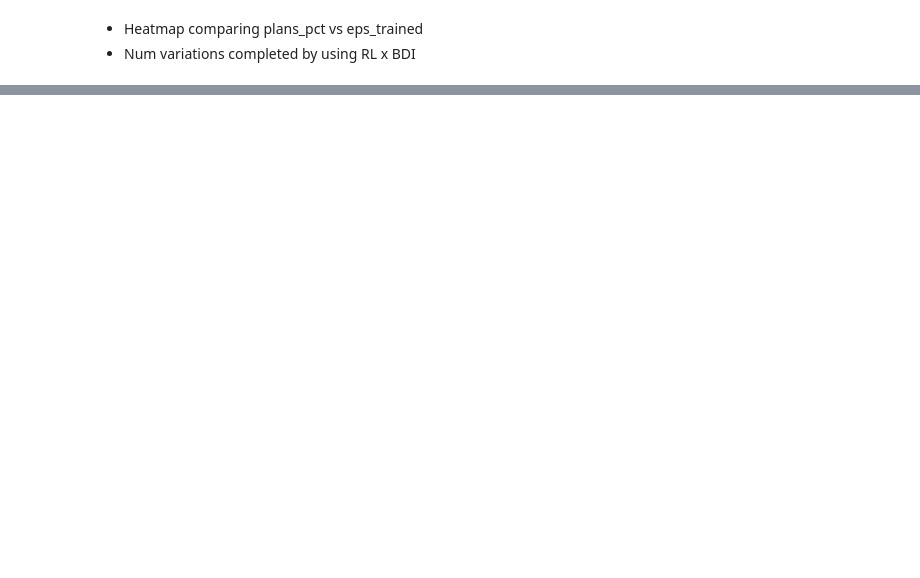
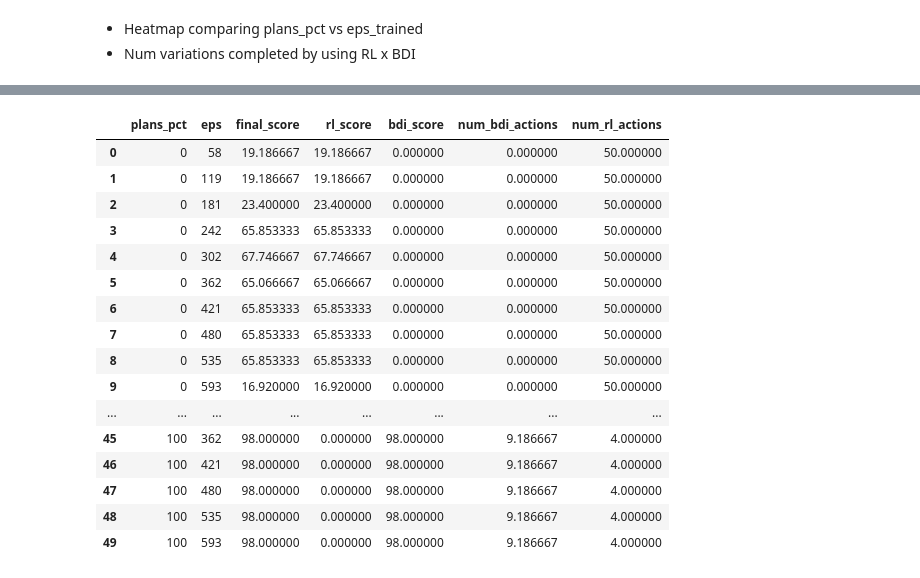
Before and after one commit to yukioichida/bdi-latent-space, a Jupyter notebook: notebooks/results_analysis.ipynb, the cells around one changed output, grey strips where cells are left out. Cells and saved outputs as stored; diff of their text form; code cells hidden in the pictures; blank space fills up the shorter version.

```diff
--- a/notebooks/results_analysis.ipynb
+++ b/notebooks/results_analysis.ipynb
@@ -32,2 +50,24 @@ results_df
+# %%
+projected_cols = ['plans_pct', 'eps']
+aggregations = {'final_score': 'mean', 'rl_score': 'mean', 'bdi_score': 'mean', 'num_bdi_actions': 'mean', 'num_rl_actions': 'mean'}
+results_df.groupby(projected_cols).agg(aggregations).reset_index()
+# %% [output]
+|  | plans_pct | eps | final_score | rl_score | bdi_score | num_bdi_actions | num_rl_actions |
+| 0 | 0 | 58 | 19.186667 | 19.186667 | 0.000000 | 0.000000 | 50.000000 |
+| 1 | 0 | 119 | 19.186667 | 19.186667 | 0.000000 | 0.000000 | 50.000000 |
+| 2 | 0 | 181 | 23.400000 | 23.400000 | 0.000000 | 0.000000 | 50.000000 |
+| 3 | 0 | 242 | 65.853333 | 65.853333 | 0.000000 | 0.000000 | 50.000000 |
+| 4 | 0 | 302 | 67.746667 | 67.746667 | 0.000000 | 0.000000 | 50.000000 |
+| 5 | 0 | 362 | 65.066667 | 65.066667 | 0.000000 | 0.000000 | 50.000000 |
+| 6 | 0 | 421 | 65.853333 | 65.853333 | 0.000000 | 0.000000 | 50.000000 |
+| 7 | 0 | 480 | 65.853333 | 65.853333 | 0.000000 | 0.000000 | 50.000000 |
+| 8 | 0 | 535 | 65.853333 | 65.853333 | 0.000000 | 0.000000 | 50.000000 |
+| 9 | 0 | 593 | 16.920000 | 16.920000 | 0.000000 | 0.000000 | 50.000000 |
+| ... | ... | ... | ... | ... | ... | ... | ... |
+| 45 | 100 | 362 | 98.000000 | 0.000000 | 98.000000 | 9.186667 | 4.000000 |
+| 46 | 100 | 421 | 98.000000 | 0.000000 | 98.000000 | 9.186667 | 4.000000 |
+| 47 | 100 | 480 | 98.000000 | 0.000000 | 98.000000 | 9.186667 | 4.000000 |
+| 48 | 100 | 535 | 98.000000 | 0.000000 | 98.000000 | 9.186667 | 4.000000 |
+| 49 | 100 | 593 | 98.000000 | 0.000000 | 98.000000 | 9.186667 | 4.000000 |
 # %%
 plots_df = results_df[['final_score', 'eps', 'plans_pct']]
```
Also changed, not shown: parts of 11 cells of this notebook, 3 other files.
